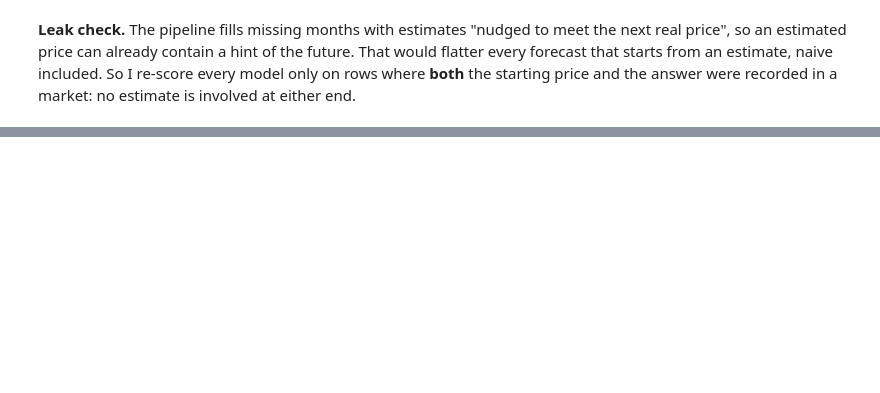
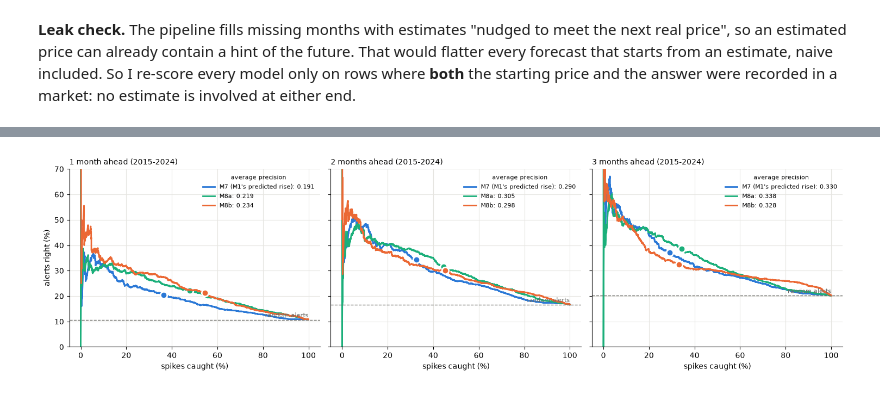
Before and after one commit to emergingleader/Soko_Radar, a Jupyter notebook: notebooks/modelling/02_model_build.ipynb, the cells around one changed output, grey strips where cells are left out. Saved outputs shown, nothing was run; the diff lists cells and outputs as text; code cells hidden in the pictures; blank space fills up the shorter version.

```diff
--- a/notebooks/modelling/02_model_build.ipynb
+++ b/notebooks/modelling/02_model_build.ipynb
@@ -2329,0 +3140,19 @@ log_decision(
+# %%
+# M8 step 2: thresholds from the same 20% false-alarm budget on 2011-2014, then the alerts compared on 2015-2024
+ALARM_THRESHOLD = {("M7 (M1's predicted rise)", h): CHOSEN[("M1", h)] for h in HORIZONS}
+for a in ["M8a", "M8b"]:
+    for h in HORIZONS:
+        ALARM_THRESHOLD[(a, h)] = budget_threshold(ALARMS_PRE[a][ALARMS_PRE[a]["horizon"] == h])   # a spike probability
+
+rows = []
+for a, r in ALARMS_BACK.items():
+    for h in HORIZONS:
+        g, t = r[r["horizon"] == h], ALARM_THRESHOLD[(a, h)]
+        c, s = confusion(g, t), alert_scores(g, t)
+        rows.append({"alarm": a, "horizon": h, "threshold": round(t, 3), "caught": c["caught"], "missed": c["missed"],
+                     "missed %": round(c["missed"] / (c["caught"] + c["missed"]) * 100, 1), "false alarm": c["false alarm"],
+                     "alerts right %": round(s["alerts right %"], 1), "times better than random": round(s["alerts right %"] / 100 / g["spike"].mean(), 1),
+                     "calm months with an alert %": round(c["false alarm"] / (c["false alarm"] + c["correctly quiet"]) * 100),
+                     "false alarms per catch": round(c["false alarm"] / c["caught"], 1)})
+m8_table = pd.DataFrame(rows)
+m8_table.set_index(["horizon", "alarm"]).sort_index(level=0, sort_remaining=False)
@@ -2329,0 +3232,27 @@ log_decision(
+# %%
+# M8 step 3: precision-recall curves on 2015-2024: higher and further right = a better alarm at every threshold (dot = the chosen threshold)
+ALARM_COLOURS = {"M7 (M1's predicted rise)": BLUE, "M8a": AQUA, "M8b": ORANGE}
+fig, axes = plt.subplots(1, 3, figsize=(15, 4.2), sharey=True)
+for ax, h in zip(axes, HORIZONS):
+    for a, colour in ALARM_COLOURS.items():
+        g = ALARMS_BACK[a][ALARMS_BACK[a]["horizon"] == h]
+        precision, recall, _ = precision_recall_curve(g["spike"], g["predicted rise"])
+        ax.plot(recall * 100, precision * 100, color=colour, lw=2,
+                label=f"{a}: {average_precision_score(g['spike'], g['predicted rise']):.3f}")
+        s = alert_scores(g, ALARM_THRESHOLD[(a, h)])
+        ax.plot(s["spikes caught %"], s["alerts right %"], "o", color=colour, ms=9, mec="white", mew=2)
+    ax.axhline(spike_share[h] * 100, color=MUTED, ls="--", lw=1)
+    ax.text(100, spike_share[h] * 100 + 1, "random alerts", ha="right", fontsize=8, color=MUTED)
+    ax.set_title(f"{h} month{'s' if h > 1 else ''} ahead (2015-2024)", loc="left", fontsize=10)
+    ax.set_xlabel("spikes caught (%)")
+    ax.set_ylim(0, 70)
+    ax.legend(frameon=False, fontsize=8, title="average precision", title_fontsize=8)
+    ax.grid(color="#e6e5e1", lw=0.8)
+    ax.set_axisbelow(True)
+    for side in ("top", "right"):
+        ax.spines[side].set_visible(False)
+axes[0].set_ylabel("alerts right (%)")
+plt.tight_layout()
+plt.show()
+# %% [output]
+[figure, added]
```
Also changed, not shown: parts of 55 cells of this notebook.
